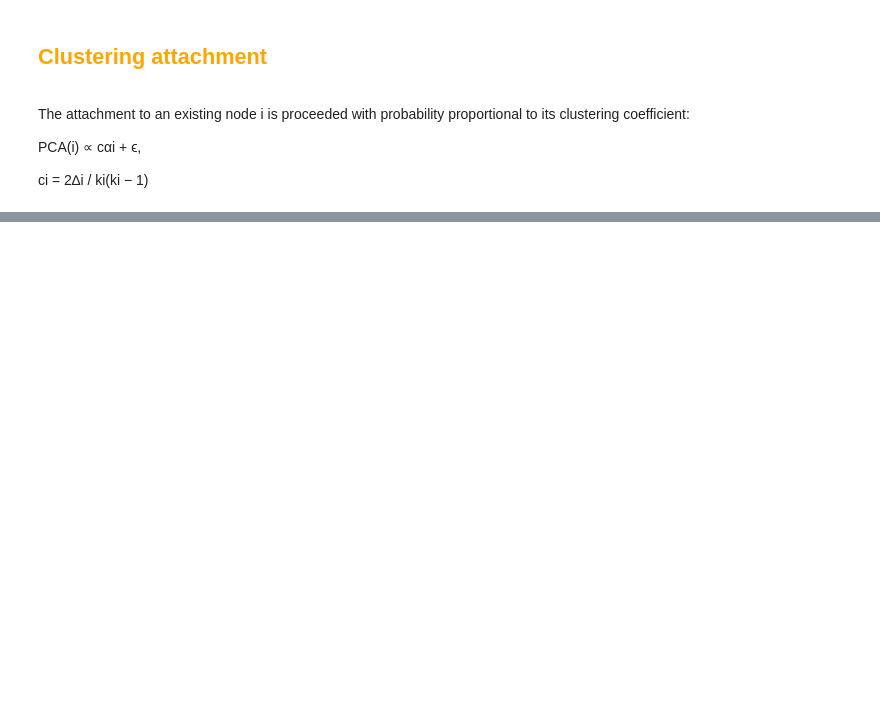
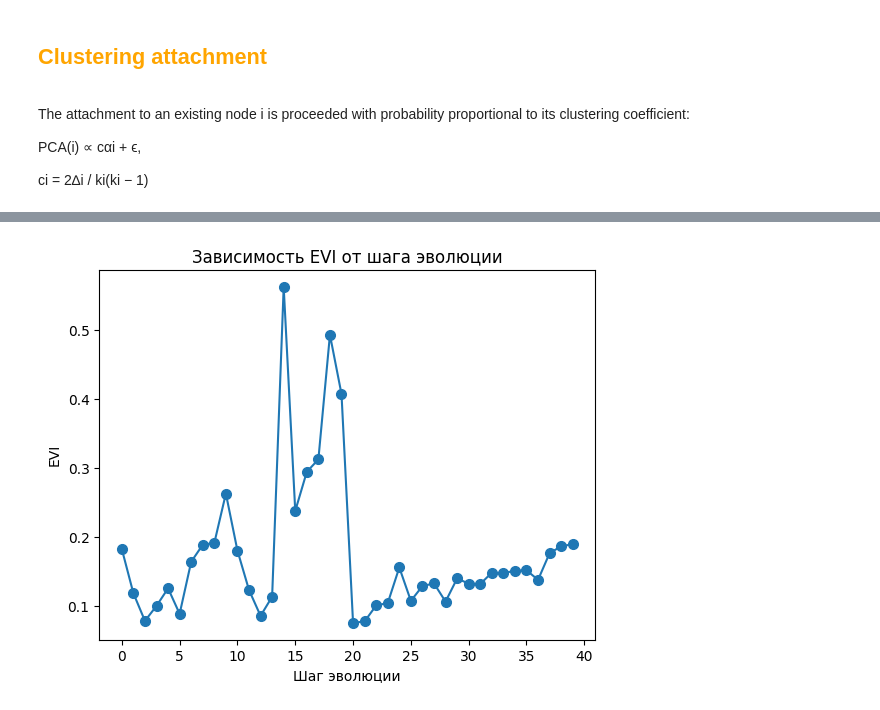
Before and after one commit to Mikhaelyes/Diploma, a Jupyter notebook: Programs/Synthetic_graph.ipynb, the cells around one changed output, grey strips where cells are left out. Drawn from its saved outputs; the diff is of its cells as text; code cells hidden in the pictures; blank space fills up the shorter version.

Commit message:
Synthetic graph added

```diff
--- a/Programs/Synthetic_graph.ipynb
+++ b/Programs/Synthetic_graph.ipynb
@@ -96 +171,6 @@ CA_graph = pd.DataFrame(data=data_ca, index=row_labels)
+# %%
+if (True):
+    my_path = os.path.abspath("") + "/.."
+    CA_graph_df = pd.read_csv(my_path + "/Data_postproc" + "/Big_graph" + '/CA_PA_19_nodes.csv')
+    G_init = nx.from_pandas_edgelist(CA_graph_df)
 # %%
@@ -114,8 +179,0 @@ flg_CA = 0
-# %%
-if(flg_CA == 1):
-    for i in tqdm(range(4, 10000)):
-        local_calst = list(nx.clustering(G_ca).values())
-        for j in range(len(local_calst)):
-            local_calst[j] += 0.001
-        k = (random.choices(list(nx.clustering(G_ca).keys()), weights=local_calst))[0]
-        G_ca.add_edge(k, i)
@@ -126,3 +254,5 @@ Graph with 9621 nodes and 9621 edges
 # %%
-my_path = os.path.abspath("") + "/.."
-(nx.to_pandas_edgelist(G_ca)).to_csv(my_path + "/Data_postproc" + '/CA_graph.csv')
+if (False):
+    my_path = os.path.abspath("") + "/.."
+    i = 10
+    (nx.to_pandas_edgelist(G_init)).to_csv(my_path + "/Data_postproc" + '/CA_PA_' + str(i) + '_nodes' + '.csv', index=False)
@@ -147,0 +263,9 @@ source
+# %%
+x_gr = list()
+y_gr = list()
+for i in range(blocks):
+    x = pm.hill(pr[i])
+    eye_val = (pm.eye_ball(x))[0]
+    x_gr.append(i)
+    y_gr.append(eye_val)
+    print(i, eye_val)
@@ -147,0 +290,8 @@ source
+# %%
+plt.plot(x_gr, y_gr, marker='o', markersize=7)
+plt.xlabel('Шаг эволюции') #Хвостовые ингде
+plt.ylabel('EVI') #Подпись для оси y
+plt.title('Зависимость EVI от шага эволюции') #Название
+plt.show()
+# %% [output]
+[figure, added]
```
Also changed, not shown: parts of 33 cells of this notebook, 2 other files.
